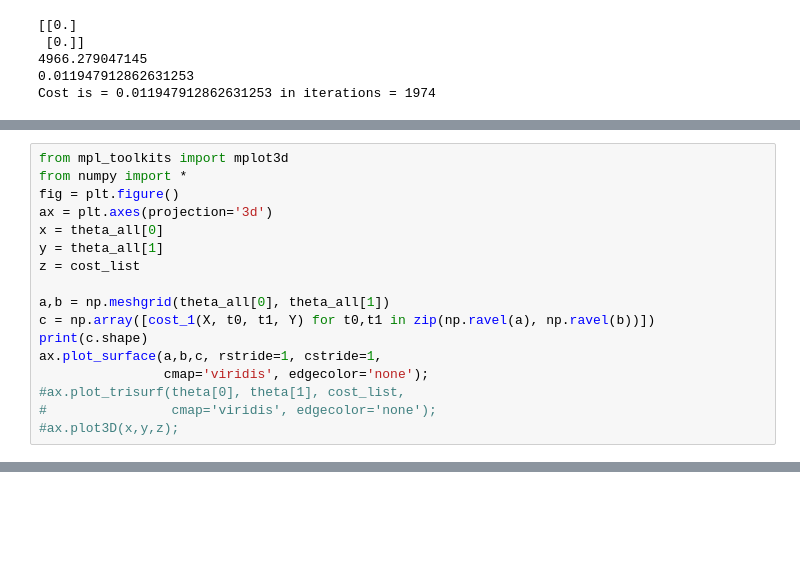
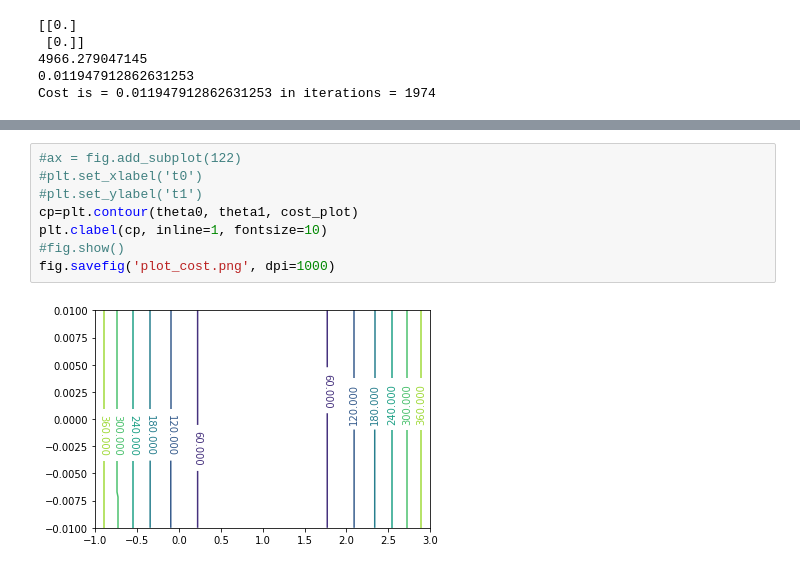
Before and after one commit to agarwal-ayushi/Machine-Learning-Assignments, a Jupyter notebook: Assignment1/ques1/question1.ipynb, the cells around one changed output, grey strips where cells are left out. Saved outputs shown, nothing was run; the diff lists cells and outputs as text; blank space fills up the shorter version.

```diff
--- a/Assignment1/ques1/question1.ipynb
+++ b/Assignment1/ques1/question1.ipynb
@@ -306,17 +262,0 @@ def cost_1(X, theta0,theta1, Y):
-# %%
-from mpl_toolkits import mplot3d
-from numpy import *
-fig = plt.figure()
-ax = plt.axes(projection='3d')
-x = theta_all[0]
-y = theta_all[1]
-z = cost_list
-
-a,b = np.meshgrid(theta_all[0], theta_all[1])
-c = np.array([cost_1(X, t0, t1, Y) for t0,t1 in zip(np.ravel(a), np.ravel(b))])
-print(c.shape)
-ax.plot_surface(a,b,c, rstride=1, cstride=1,
-                cmap='viridis', edgecolor='none');
-#ax.plot_trisurf(theta[0], theta[1], cost_list,
-#                cmap='viridis', edgecolor='none');
-#ax.plot3D(x,y,z);
@@ -326,0 +272,10 @@ ValueError: Argument Z must be 2-dimensional.
+# %%
+#ax = fig.add_subplot(122)
+#plt.set_xlabel('t0')
+#plt.set_ylabel('t1')
+cp=plt.contour(theta0, theta1, cost_plot)
+plt.clabel(cp, inline=1, fontsize=10)
+#fig.show()
+fig.savefig('plot_cost.png', dpi=1000)
+# %% [output]
+[figure, added]
```
Also changed, not shown: parts of 13 cells of this notebook, 1 other file.
